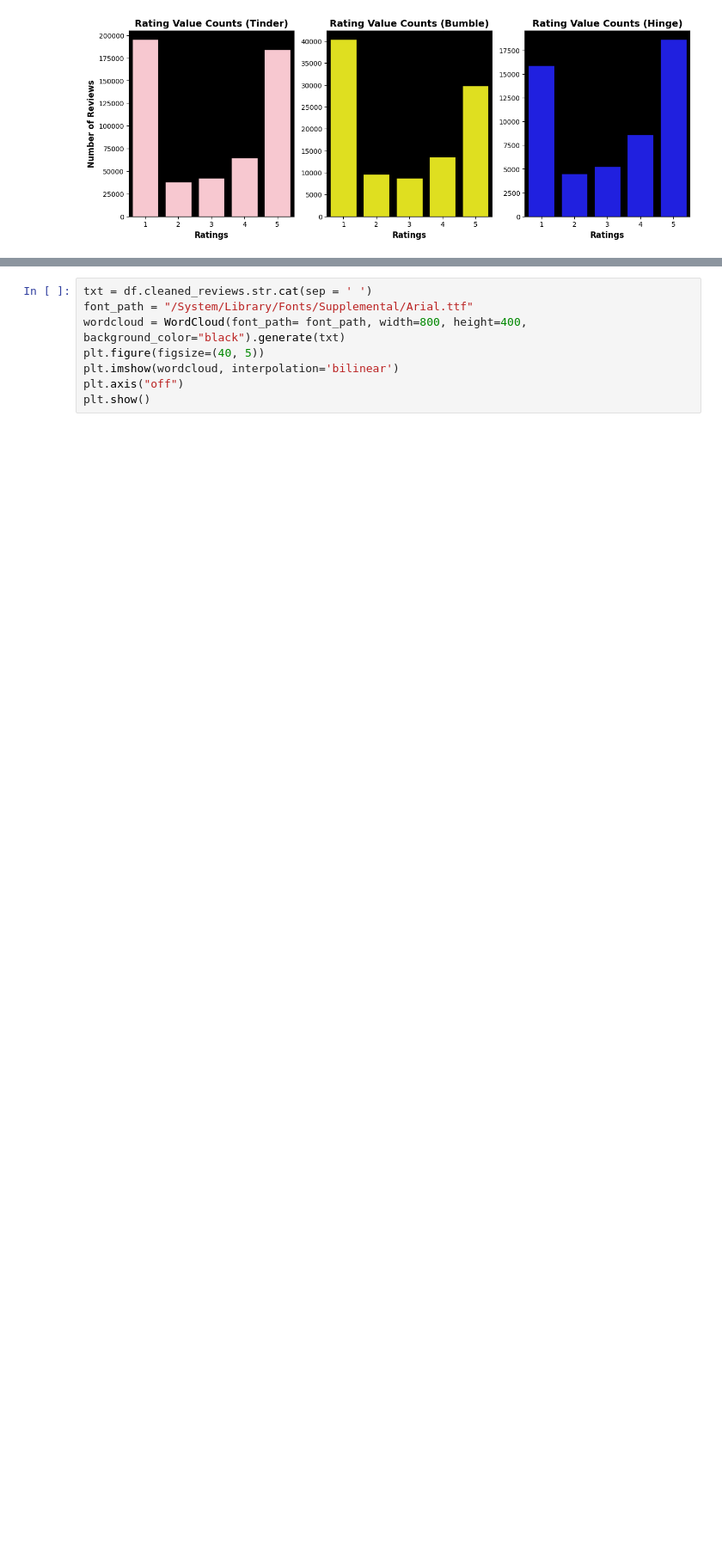
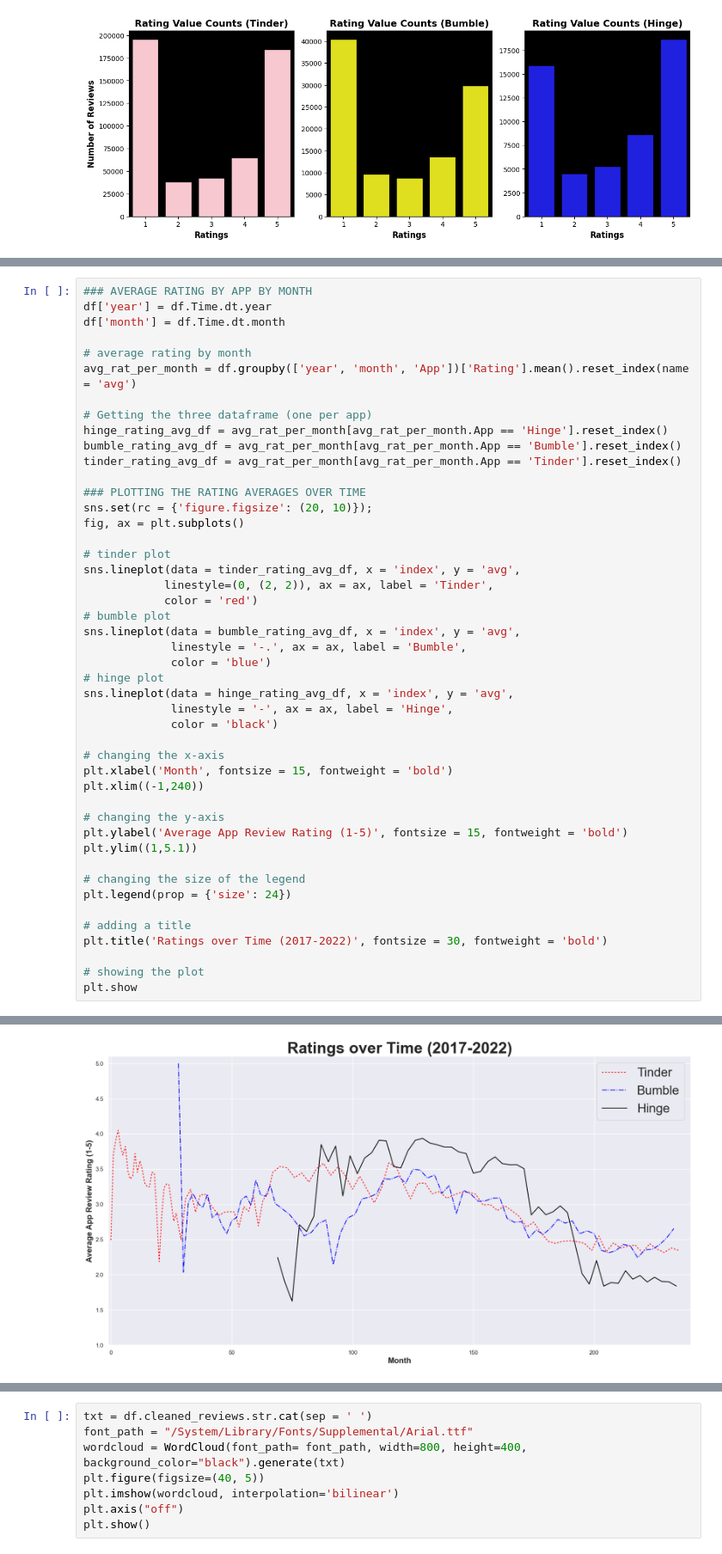
Before and after one commit to the-ethical-ai/Dating_Apps, a Jupyter notebook: dating_app_reviews.ipynb, the cells around one changed output, grey strips where cells are left out. Shown at 86% size. Cells and saved outputs as stored; diff of their text form; blank space fills up the shorter version.

Commit message:
added more plots and improved text

```diff
--- a/dating_app_reviews.ipynb
+++ b/dating_app_reviews.ipynb
@@ -258,0 +254,47 @@ df.head(3)
+# %%
+### AVERAGE RATING BY APP BY MONTH
+df['year'] = df.Time.dt.year
+df['month'] = df.Time.dt.month
+
+# average rating by month
+avg_rat_per_month = df.groupby(['year', 'month', 'App'])['Rating'].mean().reset_index(name = 'avg')
+
+# Getting the three dataframe (one per app)
+hinge_rating_avg_df = avg_rat_per_month[avg_rat_per_month.App == 'Hinge'].reset_index()
+bumble_rating_avg_df = avg_rat_per_month[avg_rat_per_month.App == 'Bumble'].reset_index()
+tinder_rating_avg_df = avg_rat_per_month[avg_rat_per_month.App == 'Tinder'].reset_index()
+
+### PLOTTING THE RATING AVERAGES OVER TIME
+sns.set(rc = {'figure.figsize': (20, 10)});
+fig, ax = plt.subplots()
+
+# tinder plot
+sns.lineplot(data = tinder_rating_avg_df, x = 'index', y = 'avg',
+            linestyle=(0, (2, 2)), ax = ax, label = 'Tinder',
+            color = 'red')
+# bumble plot
+sns.lineplot(data = bumble_rating_avg_df, x = 'index', y = 'avg',
+             linestyle = '-.', ax = ax, label = 'Bumble',
+             color = 'blue')
+# hinge plot
+sns.lineplot(data = hinge_rating_avg_df, x = 'index', y = 'avg',
+             linestyle = '-', ax = ax, label = 'Hinge',
+             color = 'black')
+
+# changing the x-axis
+plt.xlabel('Month', fontsize = 15, fontweight = 'bold')
+plt.xlim((-1,240))
+
+# changing the y-axis
+plt.ylabel('Average App Review Rating (1-5)', fontsize = 15, fontweight = 'bold')
+plt.ylim((1,5.1))
+
+# changing the size of the legend
+plt.legend(prop = {'size': 24})
+
+# adding a title
+plt.title('Ratings over Time (2017-2022)', fontsize = 30, fontweight = 'bold')
+
+# showing the plot
+plt.show
+# %% [output]
@@ -258,0 +302 @@ df.head(3)
+[figure, added]
```
Also changed, not shown: parts of 8 cells of this notebook.
